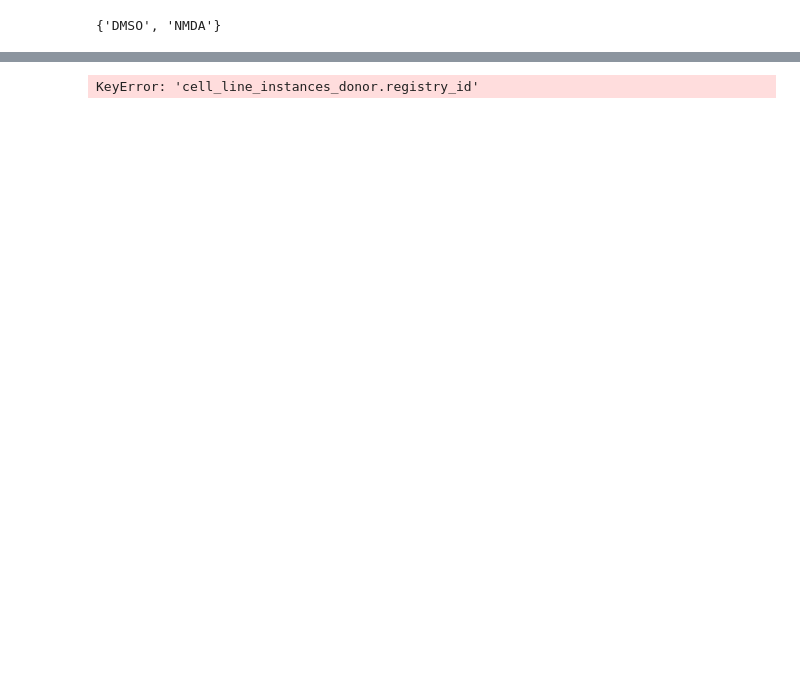
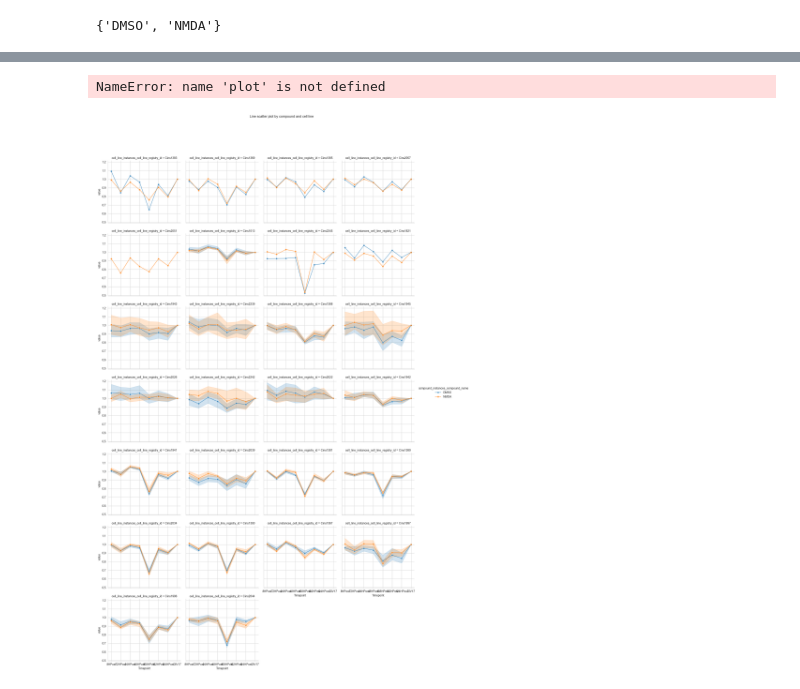
Before and after one commit to sasances/DPC_Glutamate, a Jupyter notebook: DPC_Analysis_precompiled.ipynb, the cells around one changed output, grey strips where cells are left out. Cells and saved outputs as stored; diff of their text form; code cells hidden in the pictures; blank space fills up the shorter version.

```diff
--- a/DPC_Analysis_precompiled.ipynb
+++ b/DPC_Analysis_precompiled.ipynb
@@ -117,8 +103,9 @@ assay = ['Soma_live - Number of Objects'] #Edit this bracket with column name as
 # Add Metadata columns here:
 metadata = ['PlateID','Timepoint','well_position','cell_line_instances_cell_line_registry_id', 'compound_instances_compound_name','cell_line_instances_donor.registry_id','cell_line_instances_cell_line_edit_description']
 
-# List plates
+# List plates and timepoints
 plates = set(all_data['PlateID'])
+timepoints = all_data['Timepoint'].unique()
 
 # Subset the data by assay and merge by well position in normalized df
 for plate in plates:
@@ -127,7 +114,7 @@ for plate in plates:
     plate_df = df_t1[metadata]
     plate_df = plate_df.drop('Timepoint', axis=1)
 
-    for timepoint in data['Timepoint'].unique():
+    for timepoint in timepoints:
         df_timepoint = data.loc[data['Timepoint'] == timepoint, assay + ['well_position']]
         df_timepoint = pd.merge(df_timepoint[assay + ['well_position']], df_t1[assay + ['well_position']], on='well_position', suffixes=('', '_match'))
         # Divide each well by T0 of same well
@@ -142,7 +129,7 @@ for plate in plates:
 # Rearrange Columns
 plot_df = plot_df[['DIV17', '8HPost', '24HPost','48HPost', '72HPost', '102HPost', '124HPost', '168HPost','cell_line_instances_cell_line_edit_description', 'well_position' ,'PlateID', 'cell_line_instances_cell_line_registry_id',  'cell_line_instances_donor.registry_id', 'compound_instances_compound_name']]
 # Create a new column with the unique combination of "donor" and "gene edit"
-plot_df['donor_and_gene'] = plot_df['cell_line_instances_donor.registry_id'] + ' ' + plot_df['cell_line_instances_cell_line_edit_description',]
+plot_df['donor_and_gene'] = plot_df['cell_line_instances_donor.registry_id'] + ' ' + plot_df['cell_line_instances_cell_line_edit_description']
 
 
 # Save normalized sheet for each assay
@@ -170,13 +148,9 @@ KeyError: 9
 # %%
-# Do Some plotting
-# Subset the dataframe to include only the first 7 columns
-df = plot_df.iloc[:, :8]
+### Plot timecouse
+labels = ['cell_line_instances_cell_line_edit_description', 'cell_line_instances_cell_line_registry_id', 'compound_instances_compound_name']
+timepoints = timepoints
+assay = assay
 
-# Create a FacetGrid with 'donor_and_gene' as the grouping variable
-g = sns.FacetGrid(plot_df, col='donor_and_gene', col_wrap=4)
-
-# Plot the range of the first 8 columns for each group
-g.map(sns.scatterplot, data=df, alpha=0.7)
-
-# Set the x and y axis labels
-g.set_axis_labels('Columns 0-7', 'Total Neurite Length')
+# Melt the label and timepoint columns to one column each
+melted_df = pd.melt(plot_df, id_vars=labels, value_vars=timepoints, var_name='Timepoint', value_name="value")
+melted_df = melted_df.dropna(subset=["value"])
@@ -333,9 +157,18 @@ UsageError: Line magic function `%%capture` not found.
-# %%
-# Facet plot
-g = sns.FacetGrid(df, col='cell_line_instances_donor.registry_id') #, height=4, aspect=.5)
-#g.map(sns.barplot, "disease", 'Soma_live - Number of Objects', order=["Healthy", "Diseased"])
-g.map(sns.barplot, 'disease', 'Soma_live - Number of Objects',
-      #hue ='cell_line_instances_cell_line_edit_description',
-      order=["Healthy", "Diseased"])
-# %% [output]
-KeyError: 'cell_line_instances_donor.registry_id'
+# %%
+# Do Some plotting
+
+# Define the plot
+sns.set_style("whitegrid")
+g = sns.FacetGrid(melted_df, col="cell_line_instances_cell_line_registry_id", hue="compound_instances_compound_name",
+                  col_wrap=4, height=4)
+
+# Create the plot with aggregated values by "Timepoint" for x-axis and "y" column
+g = (g.map(sns.lineplot, "Timepoint", "value", marker="o", alpha=0.7).add_legend())
+
+# Show the plot
+sns.despine()
+g.fig.subplots_adjust(top=0.9)
+g.fig.suptitle("Line scatter plot by compound and cell line")
+# %% [output]
+NameError: name 'plot' is not defined
+[figure, added]
```
Also changed, not shown: parts of 12 cells of this notebook.
